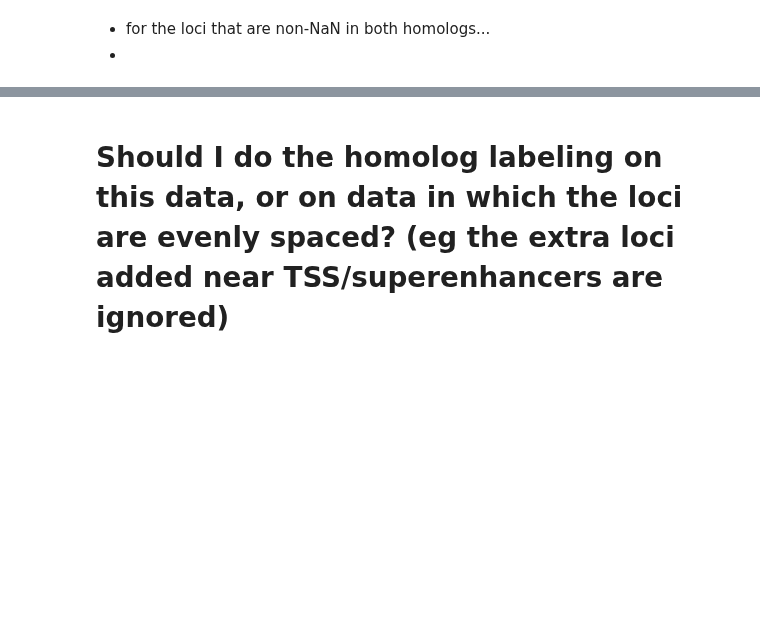
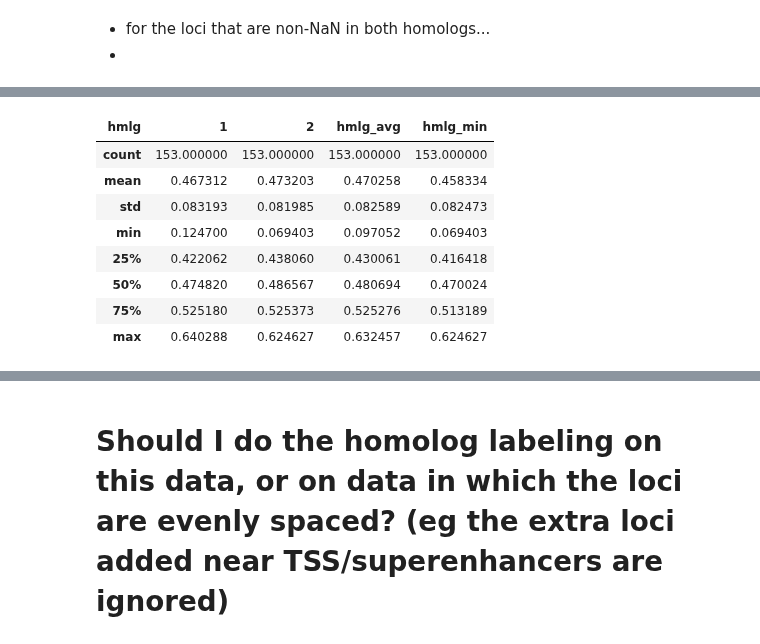
Before and after one commit to gesinecauer/Chromatin_Analysis_MOp, a Jupyter notebook: jupyter/parse_dna_merfish.ipynb, the cells around one changed output, grey strips where cells are left out. Drawn from its saved outputs; the diff is of its cells as text; code cells hidden in the pictures; blank space fills up the shorter version.

```diff
--- a/jupyter/parse_dna_merfish.ipynb
+++ b/jupyter/parse_dna_merfish.ipynb
@@ -1041,0 +1312,32 @@ KeyboardInterrupt:
+# %%
+chrom = '1'
+
+chrom_labeled = df_labeled[df_labeled.chrom == chrom]
+
+ncells_total = len(chrom_labeled.cell_id.drop_duplicates())
+ncells_per_hmlg = chrom_labeled[['cell_id', 'hmlg']].drop_duplicates().groupby('hmlg').size()
+
+cov_per_locus = chrom_labeled.groupby(['hmlg', 'chrom_order']).size().unstack(level=0)
+cov_per_locus /= ncells_per_hmlg
+# cov_per_locus *= 100
+
+cov_per_locus['hmlg_min'] = cov_per_locus.min(axis=1)
+
+cov_per_locus[[1]].describe()
+cov_per_locus[[2]].describe()
+
+cov_desc = pd.concat([per_bin[[1]].describe(), per_bin[[2]].describe()], axis=1)
+cov_desc['hmlg_avg'] = cov_desc.mean(axis=1)
+cov_desc['hmlg_min'] = cov_per_locus[['hmlg_min']].describe()
+
+cov_desc
+# %% [output]
+| hmlg | 1 | 2 | hmlg_avg | hmlg_min |
+| count | 153.000000 | 153.000000 | 153.000000 | 153.000000 |
+| mean | 0.467312 | 0.473203 | 0.470258 | 0.458334 |
+| std | 0.083193 | 0.081985 | 0.082589 | 0.082473 |
+| min | 0.124700 | 0.069403 | 0.097052 | 0.069403 |
+| 25% | 0.422062 | 0.438060 | 0.430061 | 0.416418 |
+| 50% | 0.474820 | 0.486567 | 0.480694 | 0.470024 |
+| 75% | 0.525180 | 0.525373 | 0.525276 | 0.513189 |
+| max | 0.640288 | 0.624627 | 0.632457 | 0.624627 |
```
Also changed, not shown: parts of 19 cells of this notebook.
